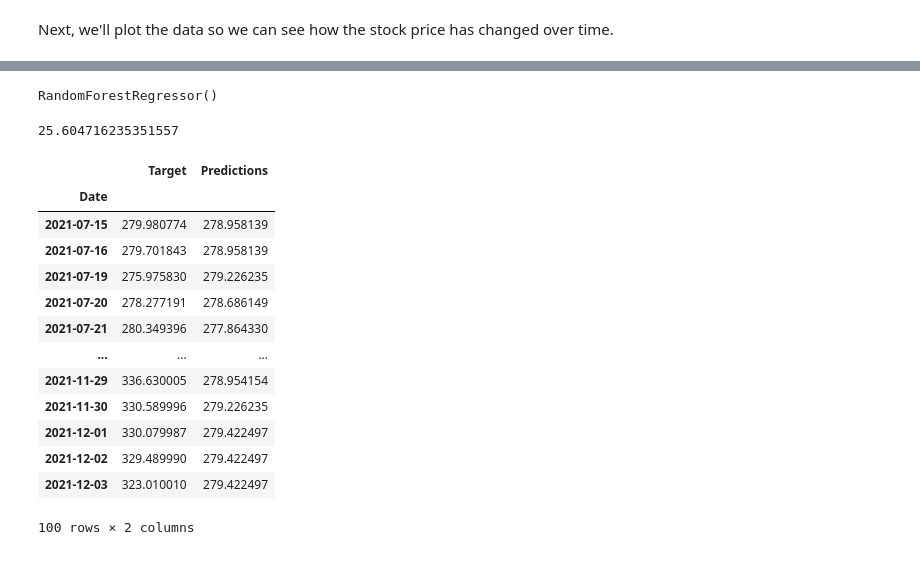
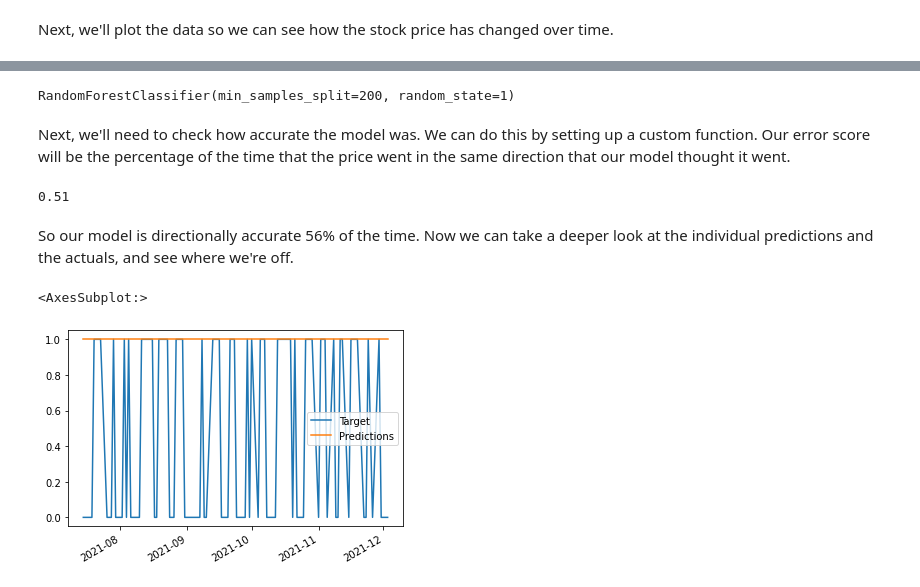
Before and after one commit to dataquestio/project-walkthroughs, a Jupyter notebook: stock/StockProject.ipynb, the cells around one changed output, grey strips where cells are left out. Cells and saved outputs as stored; diff of their text form; code cells hidden in the pictures.

```diff
--- a/stock/StockProject.ipynb
+++ b/stock/StockProject.ipynb
@@ -75,7 +84,10 @@ Then, we'll combine both so we have our training data.
 # %%
 # Setup the target we're trying to predict
 data = msft_hist[["Close"]]
-data = data.rename(columns = {'Close':'Target'})
+data = data.rename(columns = {'Close':'Actual_Close'})
+
+# This identifies if the price went up or down
+data["Target"] = msft_hist.rolling(2).apply(lambda x: x.iloc[1] > x.iloc[0])["Close"]
 # %%
 # Shift stock prices forward one day, so we're predicting tomorrow's stock prices from today's prices.
 msft_prev = msft_hist.copy()
@@ -121,14 +117,16 @@ We'll start off by predicting just the last 100 rows.  We'll use a random forest
 # %%
-from sklearn.ensemble import RandomForestRegressor
+from sklearn.ensemble import RandomForestClassifier
+
 import numpy as np
 
-np.random.seed(1)
+# Create a random forest regression model
+#model = KNeighborsClassifier(n_neighbors=500)
+model = RandomForestClassifier(n_estimators=100, min_samples_split=200, random_state=1)
 
-model = RandomForestRegressor(n_estimators=100)
-
+# Create a train and test set
 train = data.iloc[:-100]
 test = data.iloc[-100:]
 
 model.fit(train[predictors], train["Target"])
 # %% [output]
-RandomForestRegressor()
+RandomForestClassifier(min_samples_split=200, random_state=1)
@@ -135,25 +137,19 @@ RandomForestRegressor()
+# %% [markdown]
+Next, we'll need to check how accurate the model was.  We can do this by setting up a custom function.  Our error score will be the percentage of the time that the price went in the same direction that our model thought it went.
 # %%
-from sklearn.metrics import mean_absolute_error
+from sklearn.metrics import precision_score
 
+# Evaluate error of predictions
 preds = model.predict(test[predictors])
 preds = pd.Series(preds, index=test.index)
-mean_absolute_error(test["Target"], preds)
+precision_score(test["Target"], preds)
 # %% [output]
-25.604716235351557
+0.51
+# %% [markdown]
+So our model is directionally accurate 56% of the time.  Now we can take a deeper look at the individual predictions and the actuals, and see where we're off.
 # %%
-pd.concat({"Target": test["Target"],"Predictions": preds}, axis=1)
+combined = pd.concat({"Target": test["Target"],"Predictions": preds}, axis=1)
+combined.plot()
 # %% [output]
-|  | Target | Predictions |
-| Date |  |  |
-| 2021-07-15 | 279.980774 | 278.958139 |
-| 2021-07-16 | 279.701843 | 278.958139 |
-| 2021-07-19 | 275.975830 | 279.226235 |
-| 2021-07-20 | 278.277191 | 278.686149 |
-| 2021-07-21 | 280.349396 | 277.864330 |
-| ... | ... | ... |
-| 2021-11-29 | 336.630005 | 278.954154 |
-| 2021-11-30 | 330.589996 | 279.226235 |
-| 2021-12-01 | 330.079987 | 279.422497 |
-| 2021-12-02 | 329.489990 | 279.422497 |
-| 2021-12-03 | 323.010010 | 279.422497 |
-100 rows × 2 columns
+<AxesSubplot:>
+[figure, added]
```
Also changed, not shown: parts of 21 cells of this notebook.
